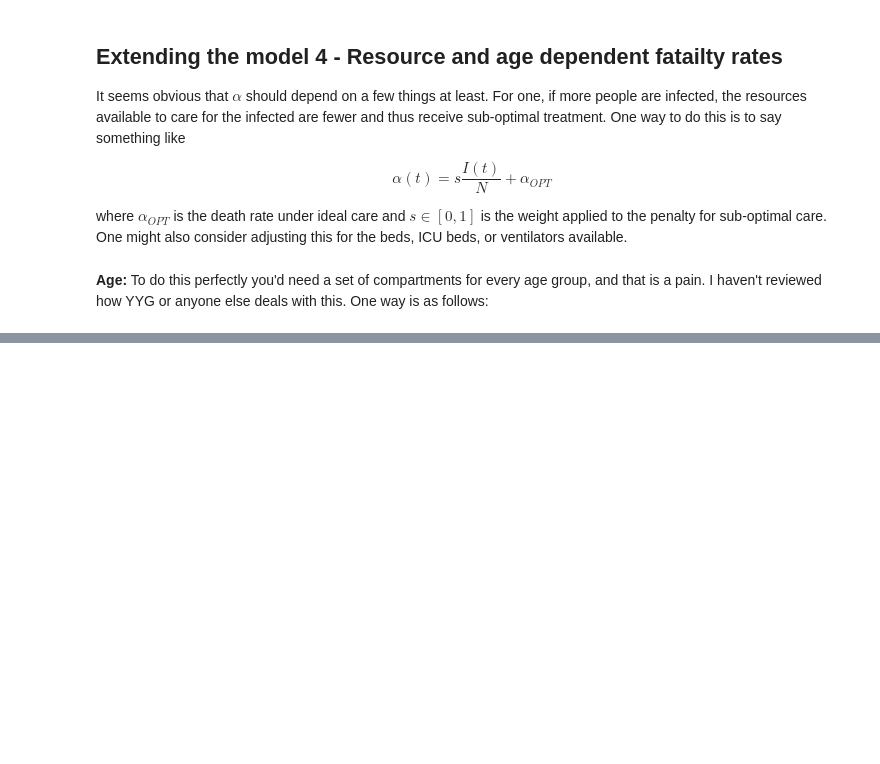
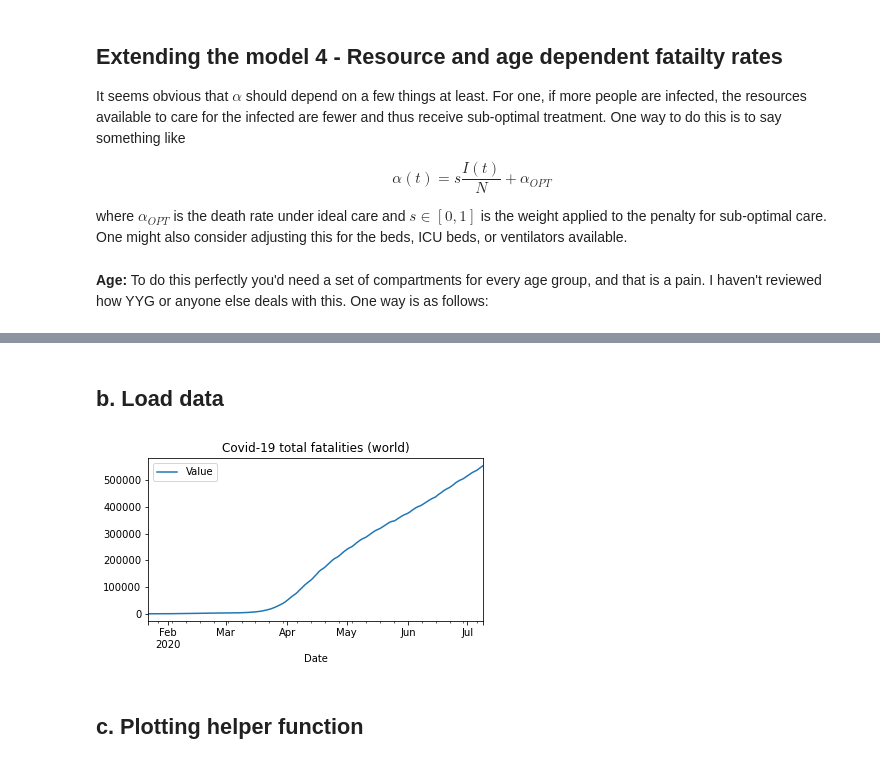
Before and after one commit to jdunavin/InfectiousDisease, a Jupyter notebook: Modeling infectious disease.ipynb, the cells around one changed output, grey strips where cells are left out. Cells and saved outputs as stored; diff of their text form; code cells hidden in the pictures; blank space fills up the shorter version.

Commit message:
Update Modeling infectious disease.ipynb
Update for curve fitting lesson

```diff
--- a/Modeling infectious disease.ipynb
+++ b/Modeling infectious disease.ipynb
@@ -364,0 +391,8 @@ plotseird(t, S, E, I, R, D, title='Example 7 - Resource and age dependency')
+# %% [markdown]
+## b. Load data
+# %%
+beds = pd.read_csv("https://raw.githubusercontent.com/hf2000510/infectious_disease_modelling/master/data/beds.csv", header=0)
+agegroups = pd.read_csv("https://raw.githubusercontent.com/hf2000510/infectious_disease_modelling/master/data/agegroups.csv")
+probabilities = pd.read_csv("https://raw.githubusercontent.com/hf2000510/infectious_disease_modelling/master/data/probabilities.csv")
+covid_data = pd.read_csv("https://tinyurl.com/t59cgxn", parse_dates=["Date"], skiprows=[1])  # I've shortened the humdata.org URL
+covid_data["Location"] = covid_data["Country/Region"]
@@ -364,0 +409,6 @@ plotseird(t, S, E, I, R, D, title='Example 7 - Resource and age dependency')
+# %%
+covid_data.groupby("Date").sum()[["Value"]].plot(figsize=(6, 3), title="Covid-19 total fatalities (world)");
+# %% [output]
+[figure, added]
+# %% [markdown]
+## c. Plotting helper function
```
Also changed, not shown: parts of 25 cells of this notebook.
